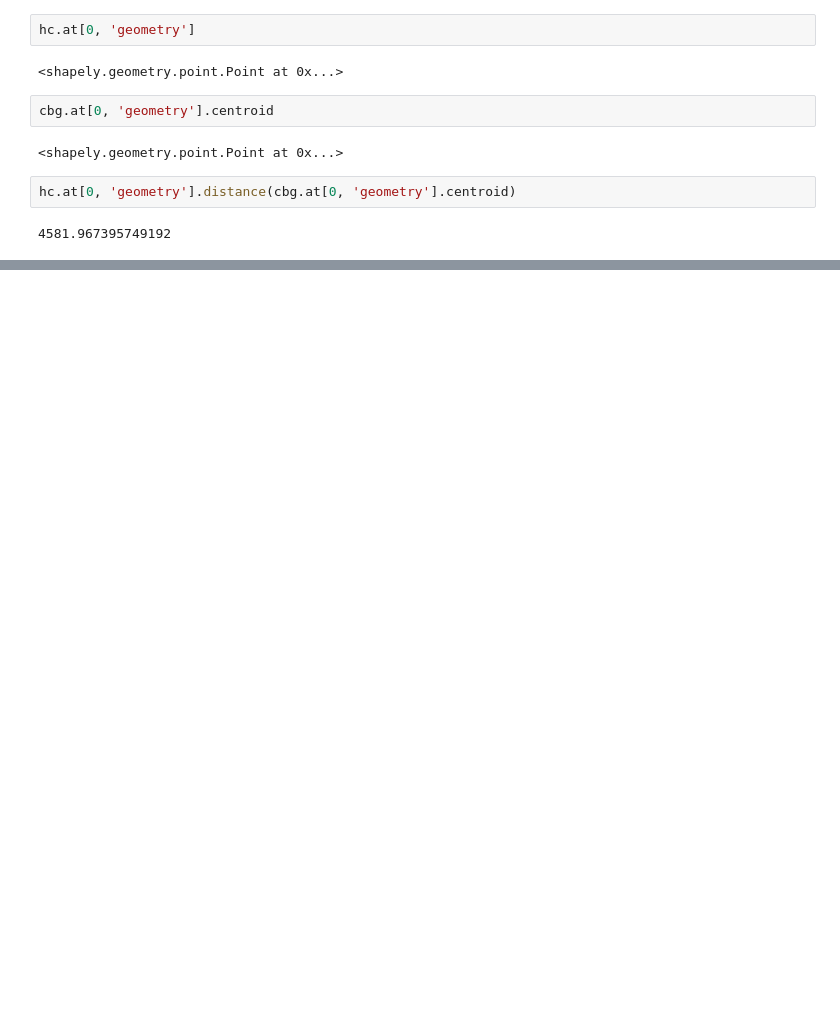
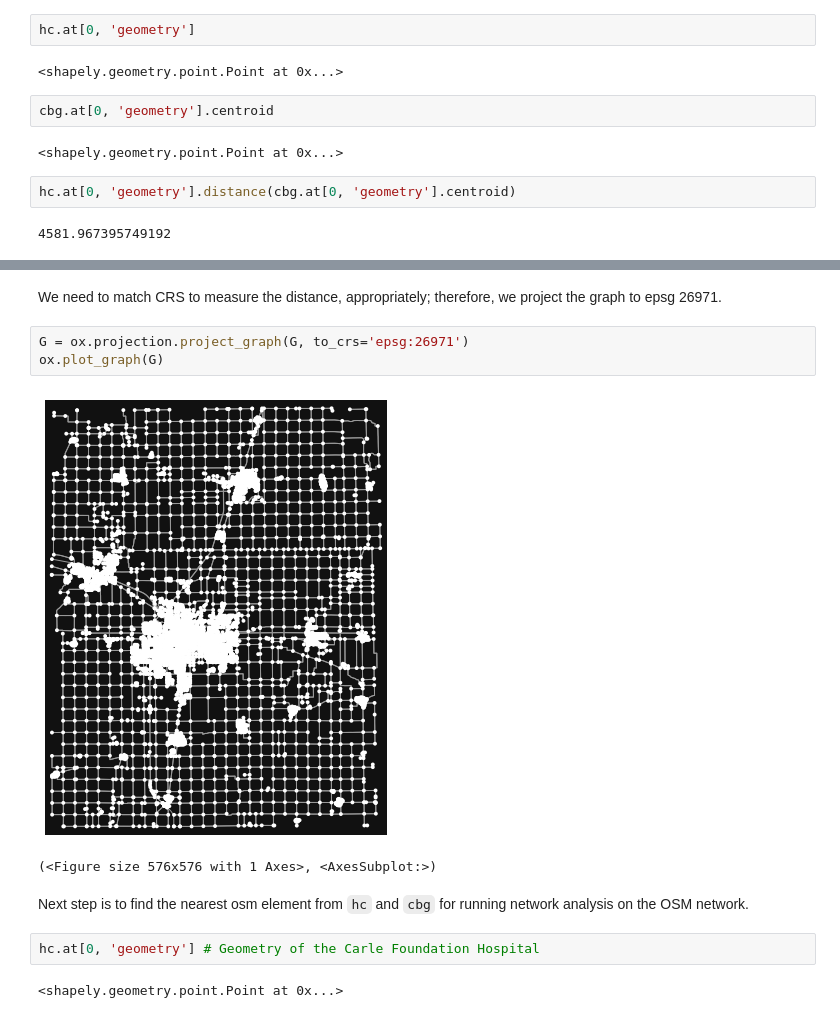
Before and after one commit to jparkgeo/GEOG489, a Jupyter notebook: Week7/Basic Spatial Analysis with Python.ipynb, the cells around one changed output, grey strips where cells are left out. Cells and saved outputs as stored; diff of their text form; blank space fills up the shorter version.

```diff
--- a/Week7/Basic Spatial Analysis with Python.ipynb
+++ b/Week7/Basic Spatial Analysis with Python.ipynb
@@ -567,0 +575,14 @@ plt.show()
+# %% [markdown]
+We need to match CRS to measure the distance, appropriately; therefore, we project the graph to epsg 26971.
+# %%
+G = ox.projection.project_graph(G, to_crs='epsg:26971')
+ox.plot_graph(G)
+# %% [output]
+[figure, added]
+(<Figure size 576x576 with 1 Axes>, <AxesSubplot:>)
+# %% [markdown]
+Next step is to find the nearest osm element from `hc` and `cbg` for running network analysis on the OSM network.
+# %%
+hc.at[0, 'geometry'] # Geometry of the Carle Foundation Hospital
+# %% [output]
+<shapely.geometry.point.Point at 0x...>
```
Also changed, not shown: parts of 51 cells of this notebook, 1 other file.
